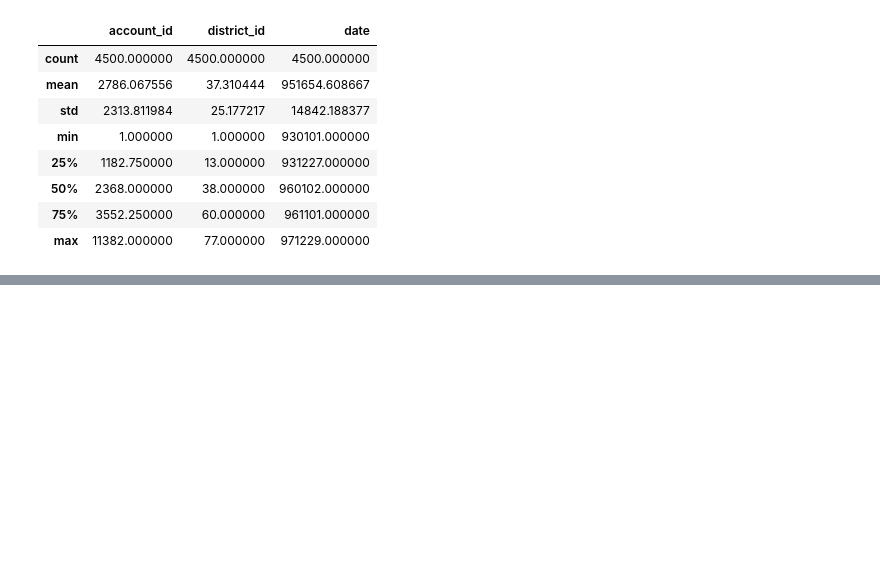
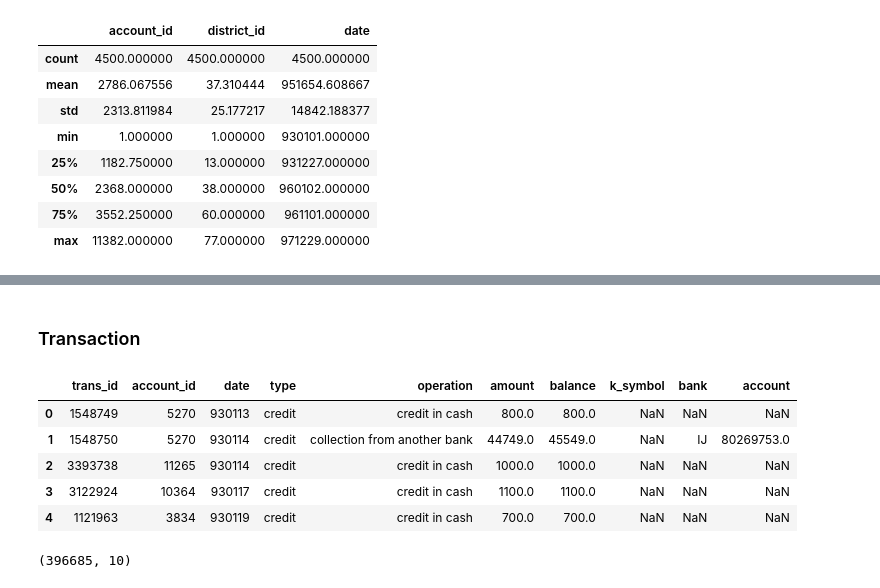
Before and after one commit to DanielaTomas/FCUP-DM1, a Jupyter notebook: DM1.ipynb, the cells around one changed output, grey strips where cells are left out. Cells and saved outputs as stored; diff of their text form; code cells hidden in the pictures; blank space fills up the shorter version.

```diff
--- a/DM1.ipynb
+++ b/DM1.ipynb
@@ -65,0 +283,15 @@ account.describe()
+# %% [markdown]
+### Transaction
+# %%
+trans_dev.head()
+# %% [output]
+|  | trans_id | account_id | date | type | operation | amount | balance | k_symbol | bank | account |
+| 0 | 1548749 | 5270 | 930113 | credit | credit in cash | 800.0 | 800.0 | NaN | NaN | NaN |
+| 1 | 1548750 | 5270 | 930114 | credit | collection from another bank | 44749.0 | 45549.0 | NaN | IJ | 80269753.0 |
+| 2 | 3393738 | 11265 | 930114 | credit | credit in cash | 1000.0 | 1000.0 | NaN | NaN | NaN |
+| 3 | 3122924 | 10364 | 930117 | credit | credit in cash | 1100.0 | 1100.0 | NaN | NaN | NaN |
+| 4 | 1121963 | 3834 | 930119 | credit | credit in cash | 700.0 | 700.0 | NaN | NaN | NaN |
+# %%
+trans_dev.shape
+# %% [output]
+(396685, 10)
```
Also changed, not shown: parts of 31 cells of this notebook.
